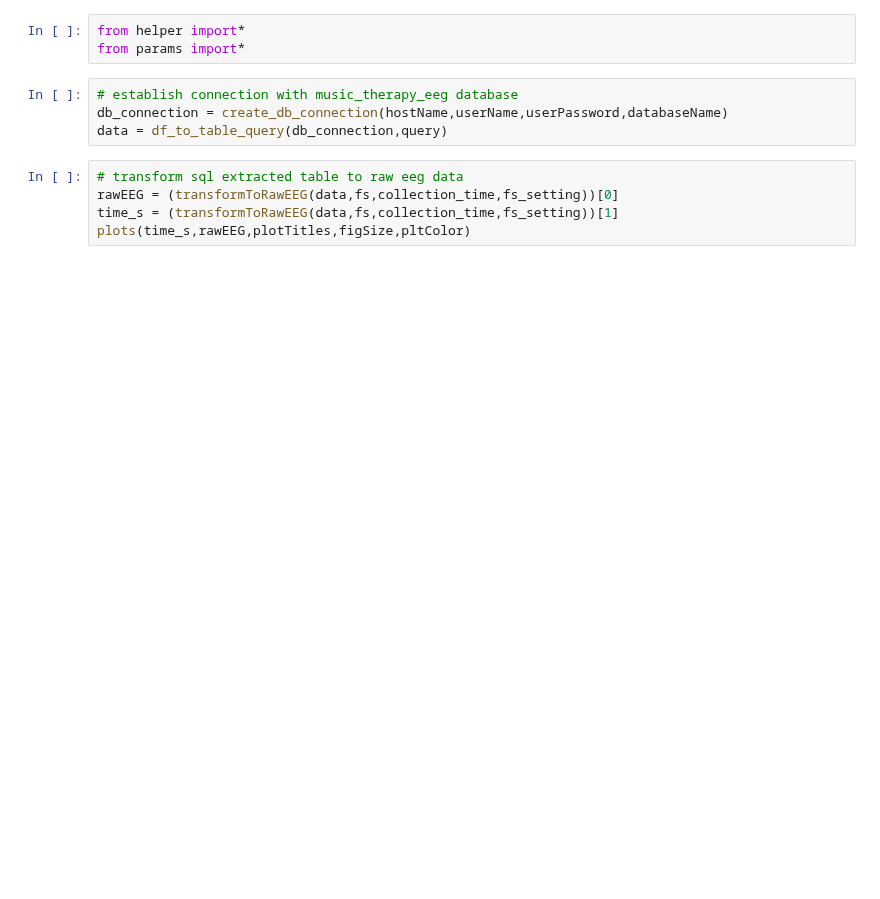
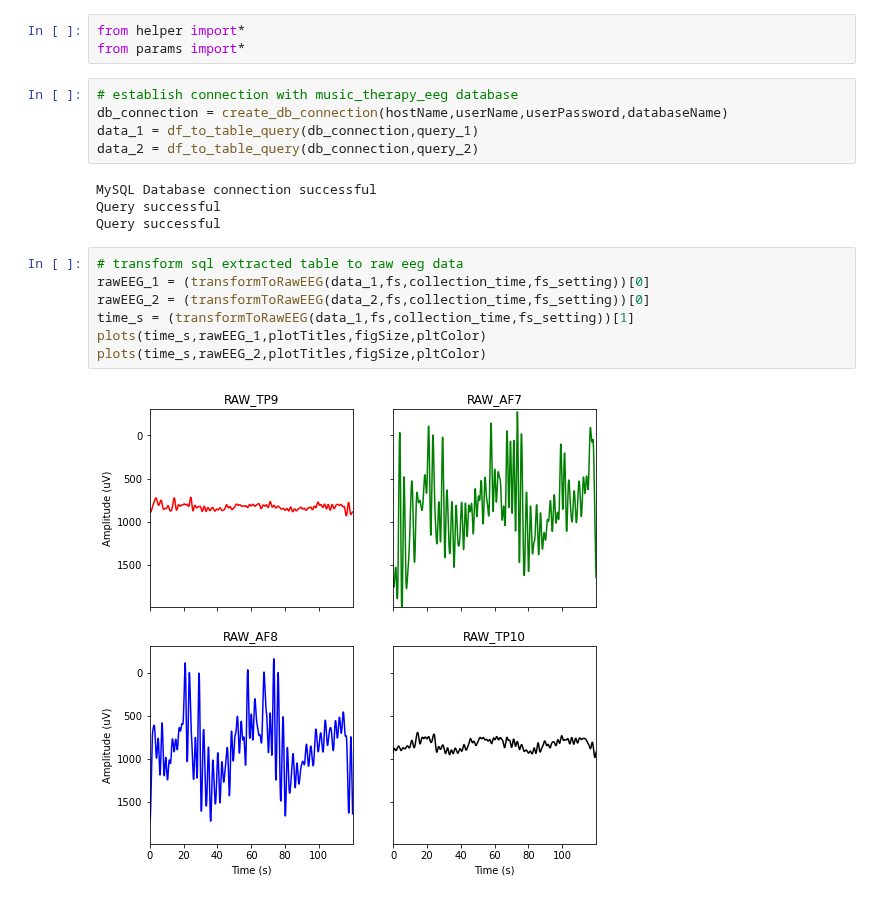
Before and after one commit to iggy96/eegMusicTherapy, a Jupyter notebook: singleRunAnalysis.ipynb, the cells around one changed output. Saved outputs shown, nothing was run; the diff lists cells and outputs as text; blank space fills up the shorter version.

```diff
--- a/singleRunAnalysis.ipynb
+++ b/singleRunAnalysis.ipynb
@@ -4,9 +4,18 @@ from params import*
 # %%
 # establish connection with music_therapy_eeg database
 db_connection = create_db_connection(hostName,userName,userPassword,databaseName)
-data = df_to_table_query(db_connection,query)
+data_1 = df_to_table_query(db_connection,query_1)
+data_2 = df_to_table_query(db_connection,query_2)
+# %% [output]
+MySQL Database connection successful
+Query successful
+Query successful
 # %%
 # transform sql extracted table to raw eeg data
-rawEEG = (transformToRawEEG(data,fs,collection_time,fs_setting))[0]
-time_s = (transformToRawEEG(data,fs,collection_time,fs_setting))[1]
-plots(time_s,rawEEG,plotTitles,figSize,pltColor)
+rawEEG_1 = (transformToRawEEG(data_1,fs,collection_time,fs_setting))[0]
+rawEEG_2 = (transformToRawEEG(data_2,fs,collection_time,fs_setting))[0]
+time_s = (transformToRawEEG(data_1,fs,collection_time,fs_setting))[1]
+plots(time_s,rawEEG_1,plotTitles,figSize,pltColor)
+plots(time_s,rawEEG_2,plotTitles,figSize,pltColor)
+# %% [output]
+[figure, added]
```
Also changed, not shown: parts of 5 cells of this notebook.
